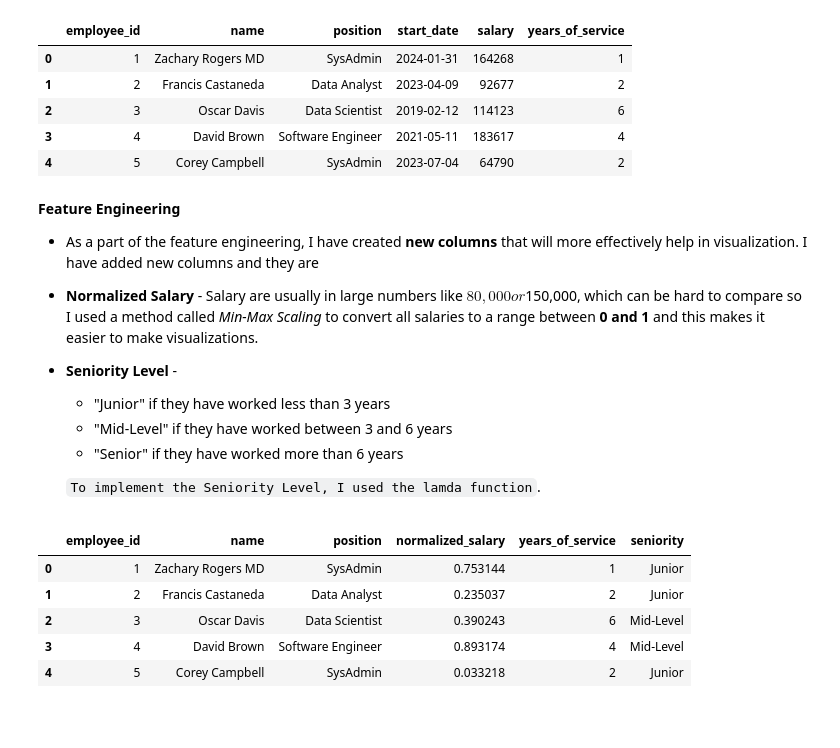
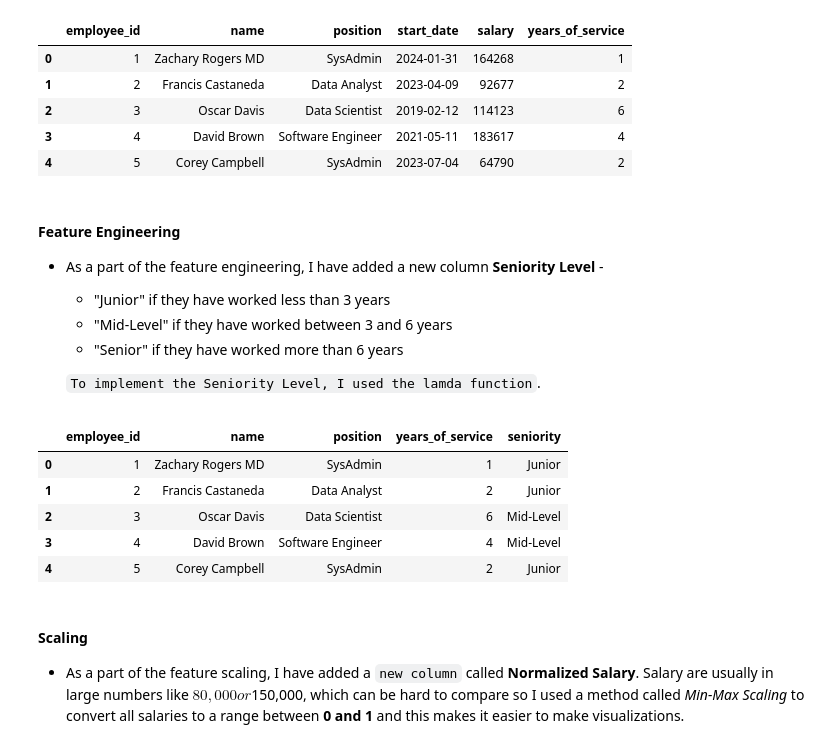
Before and after one commit to theRedeemer997/Lab3_Data-Engineering-EDA-with-Python-SQL-and-Pandas, a Jupyter notebook: labThree.ipynb, the cells around one changed output. Saved outputs shown, nothing was run; the diff lists cells and outputs as text; code cells hidden in the pictures; blank space fills up the shorter version.

Commit message:
Scaling explanation

```diff
--- a/labThree.ipynb
+++ b/labThree.ipynb
@@ -200,31 +200,29 @@ df.head()
 | 3 | 4 | David Brown | Software Engineer | 2021-05-11 | 183617 | 4 |
 | 4 | 5 | Corey Campbell | SysAdmin | 2023-07-04 | 64790 | 2 |
 # %% [markdown]
-**Feature Engineering**
-- As a part of the feature engineering, I have created **new columns** that will more effectively help in visualization. I have added new columns and they are
-- **Normalized Salary** - Salary are usually in large numbers like $80,000 or $150,000, which can be hard to compare so I used a method called *Min-Max Scaling* to convert all salaries to a range between **0 and 1** and this makes it easier to make visualizations.
-- **Seniority Level** -
+#### **Feature Engineering**
+- As a part of the feature engineering, I have added a new column
+**Seniority Level** -
   - "Junior" if they have worked less than 3 years
   - "Mid-Level" if they have worked between 3 and 6 years
   - "Senior" if they have worked more than 6 years
 
   `To implement the Seniority Level, I used the lamda function`.
 # %%
-# Normalize the salary column using Min-Max Scaling
-minmax = MinMaxScaler()
-df['normalized_salary'] = minmax.fit_transform(df[['salary']])
-
 # Create a seniority level based on years of service
 df['seniority'] = df['years_of_service'].apply(
     lambda x: 'Junior' if x < 3 else 'Mid-Level' if x < 7 else 'Senior'
 )
 
 # Show new features
-df[['employee_id', 'name', 'position', 'normalized_salary', 'years_of_service', 'seniority']].head()
+df[['employee_id', 'name', 'position', 'years_of_service', 'seniority']].head()
 # %% [output]
-|  | employee_id | name | position | normalized_salary | years_of_service | seniority |
-| 0 | 1 | Zachary Rogers MD | SysAdmin | 0.753144 | 1 | Junior |
-| 1 | 2 | Francis Castaneda | Data Analyst | 0.235037 | 2 | Junior |
-| 2 | 3 | Oscar Davis | Data Scientist | 0.390243 | 6 | Mid-Level |
-| 3 | 4 | David Brown | Software Engineer | 0.893174 | 4 | Mid-Level |
-| 4 | 5 | Corey Campbell | SysAdmin | 0.033218 | 2 | Junior |
+|  | employee_id | name | position | years_of_service | seniority |
+| 0 | 1 | Zachary Rogers MD | SysAdmin | 1 | Junior |
+| 1 | 2 | Francis Castaneda | Data Analyst | 2 | Junior |
+| 2 | 3 | Oscar Davis | Data Scientist | 6 | Mid-Level |
+| 3 | 4 | David Brown | Software Engineer | 4 | Mid-Level |
+| 4 | 5 | Corey Campbell | SysAdmin | 2 | Junior |
+# %% [markdown]
+#### **Scaling**
+- As a part of the feature scaling, I have added a `new column` called **Normalized Salary**. Salary are usually in large numbers like $80,000 or $150,000, which can be hard to compare so I used a method called *Min-Max Scaling* to convert all salaries to a range between **0 and 1** and this makes it easier to make visualizations.
```
Also changed, not shown: parts of 5 cells of this notebook.
